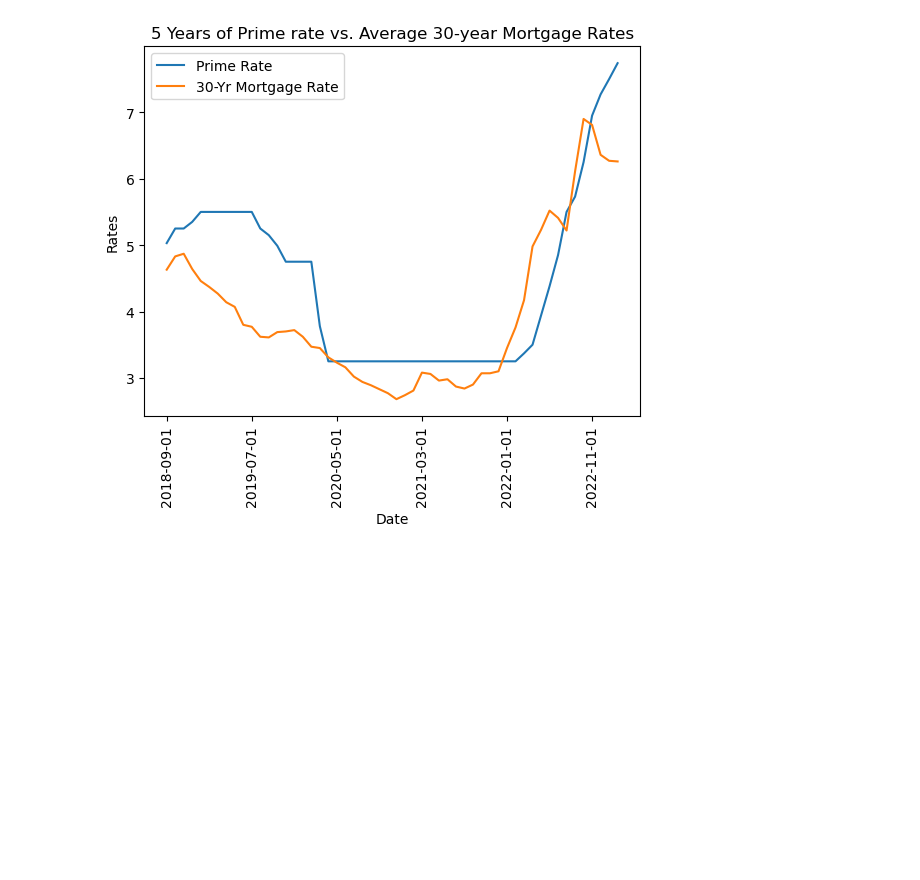
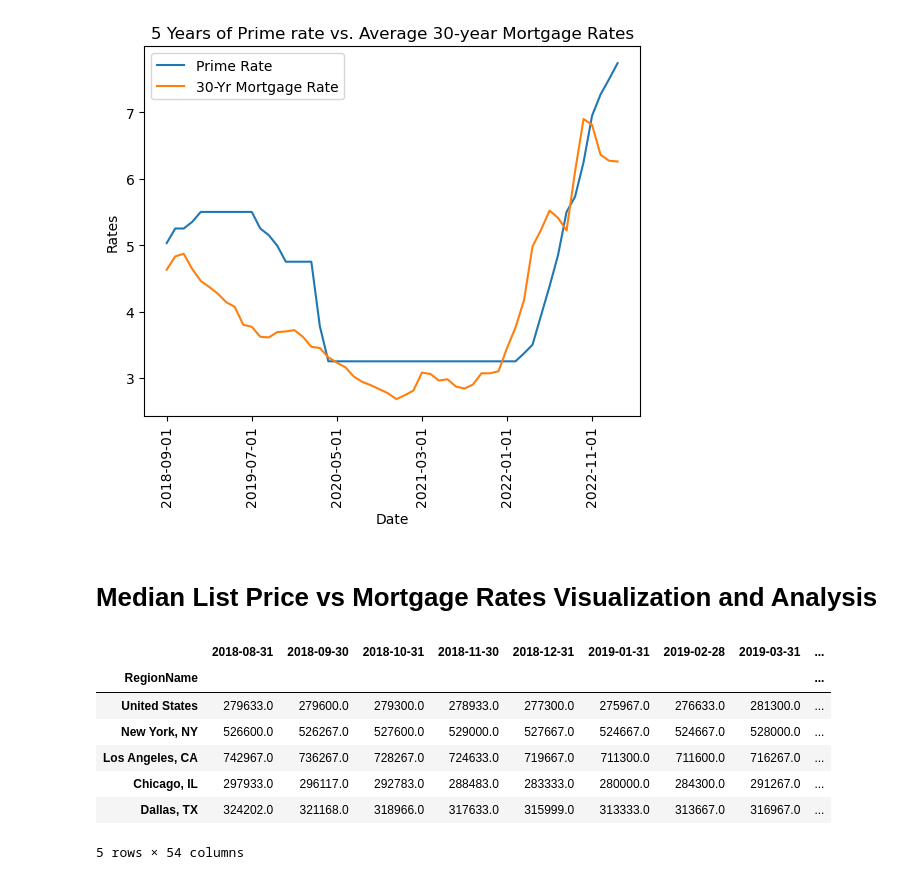
Before and after one commit to ceramicbull/Project-1-Repo, a Jupyter notebook: Group Project One Notebook.ipynb, the cells around one changed output. Saved outputs shown, nothing was run; the diff lists cells and outputs as text; code cells hidden in the pictures; blank space fills up the shorter version.

```diff
--- a/Group Project One Notebook.ipynb
+++ b/Group Project One Notebook.ipynb
@@ -417,3 +417,5 @@ _5year_line=_5year_df.plot(rot=90,
 _5year_line.get_figure().savefig('5line.png', bbox_inches="tight", dpi=300)
 # %% [output]
 [figure]
+# %% [markdown]
+# Median List Price vs Mortgage Rates Visualization and Analysis
@@ -419,0 +425,13 @@ _5year_line.get_figure().savefig('5line.png', bbox_inches="tight", dpi=300)
+# %%
+# Set US to index for US comparison graph
+lr_median_list_price_us = lr_median_list_price.set_index('RegionName')
+lr_median_list_price_us.head()
+# %% [output]
+|  | 2018-08-31 | 2018-09-30 | 2018-10-31 | 2018-11-30 | 2018-12-31 | 2019-01-31 | 2019-02-28 | 2019-03-31 | ... |
+| RegionName |  |  |  |  |  |  |  |  | ... |
+| United States | 279633.0 | 279600.0 | 279300.0 | 278933.0 | 277300.0 | 275967.0 | 276633.0 | 281300.0 | ... |
+| New York, NY | 526600.0 | 526267.0 | 527600.0 | 529000.0 | 527667.0 | 524667.0 | 524667.0 | 528000.0 | ... |
+| Los Angeles, CA | 742967.0 | 736267.0 | 728267.0 | 724633.0 | 719667.0 | 711300.0 | 711600.0 | 716267.0 | ... |
+| Chicago, IL | 297933.0 | 296117.0 | 292783.0 | 288483.0 | 283333.0 | 280000.0 | 284300.0 | 291267.0 | ... |
+| Dallas, TX | 324202.0 | 321168.0 | 318966.0 | 317633.0 | 315999.0 | 313333.0 | 313667.0 | 316967.0 | ... |
+5 rows × 54 columns
```
Also changed, not shown: parts of 6 cells of this notebook, 1 other file.
